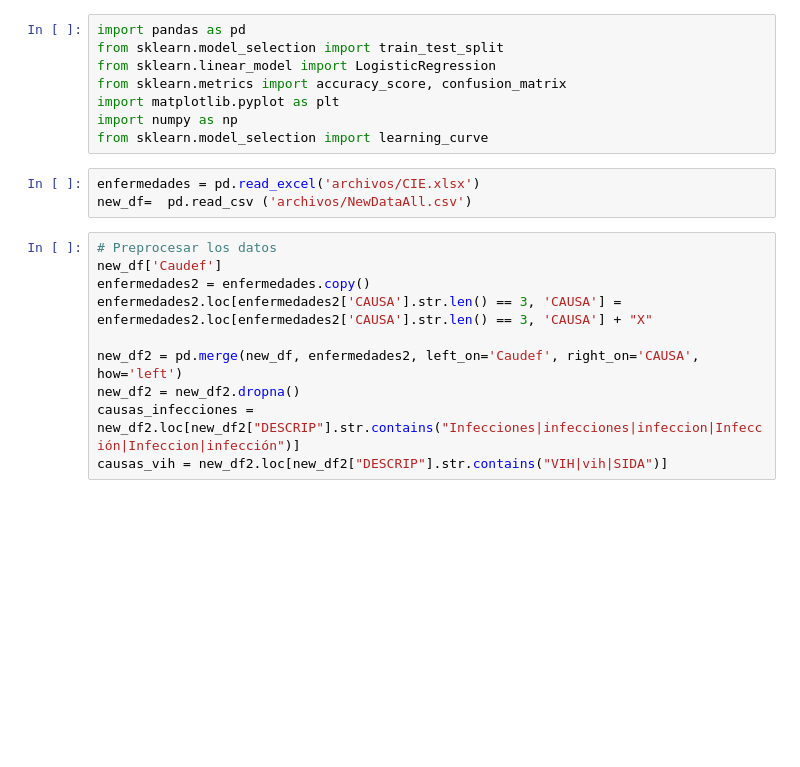
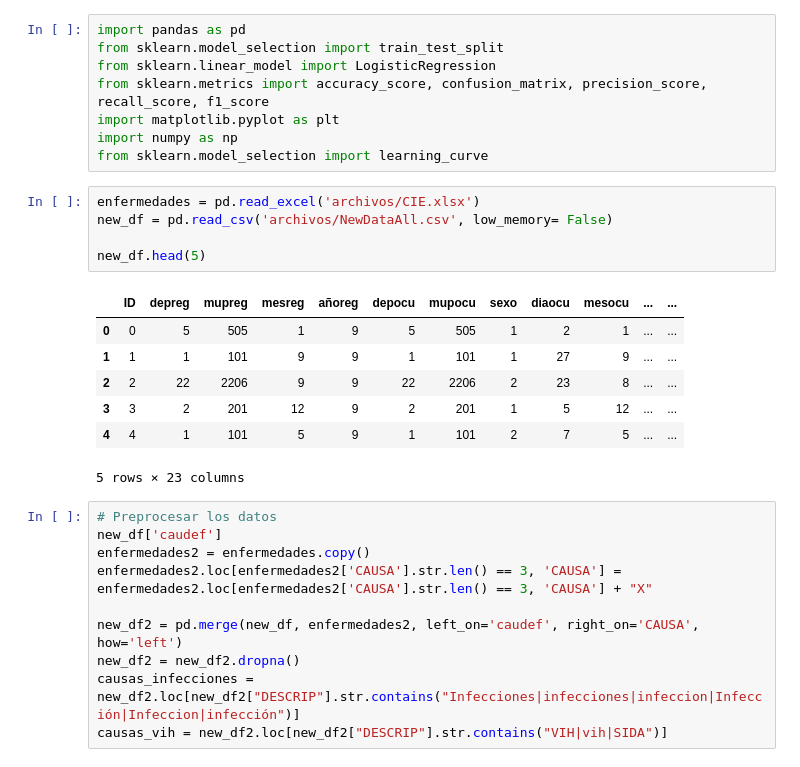
Before and after one commit to cayomol01/Proyecto1MD, a Jupyter notebook: logisticRgression.ipynb, the cells around one changed output. Drawn from its saved outputs; the diff is of its cells as text; blank space fills up the shorter version.

```diff
--- a/logisticRgression.ipynb
+++ b/logisticRgression.ipynb
@@ -2,20 +2,30 @@
 import pandas as pd
 from sklearn.model_selection import train_test_split
 from sklearn.linear_model import LogisticRegression
-from sklearn.metrics import accuracy_score, confusion_matrix
+from sklearn.metrics import accuracy_score, confusion_matrix, precision_score, recall_score, f1_score
 import matplotlib.pyplot as plt
 import numpy as np
 from sklearn.model_selection import learning_curve
 # %%
 enfermedades = pd.read_excel('archivos/CIE.xlsx')
-new_df=  pd.read_csv ('archivos/NewDataAll.csv')
+new_df = pd.read_csv('archivos/NewDataAll.csv', low_memory= False)
+
+new_df.head(5)
+# %% [output]
+|  | ID | depreg | mupreg | mesreg | añoreg | depocu | mupocu | sexo | diaocu | mesocu | ... | ... |
+| 0 | 0 | 5 | 505 | 1 | 9 | 5 | 505 | 1 | 2 | 1 | ... | ... |
+| 1 | 1 | 1 | 101 | 9 | 9 | 1 | 101 | 1 | 27 | 9 | ... | ... |
+| 2 | 2 | 22 | 2206 | 9 | 9 | 22 | 2206 | 2 | 23 | 8 | ... | ... |
+| 3 | 3 | 2 | 201 | 12 | 9 | 2 | 201 | 1 | 5 | 12 | ... | ... |
+| 4 | 4 | 1 | 101 | 5 | 9 | 1 | 101 | 2 | 7 | 5 | ... | ... |
+5 rows × 23 columns
 # %%
 # Preprocesar los datos
-new_df['Caudef']
+new_df['caudef']
 enfermedades2 = enfermedades.copy()
 enfermedades2.loc[enfermedades2['CAUSA'].str.len() == 3, 'CAUSA'] = enfermedades2.loc[enfermedades2['CAUSA'].str.len() == 3, 'CAUSA'] + "X"
 
-new_df2 = pd.merge(new_df, enfermedades2, left_on='Caudef', right_on='CAUSA', how='left')
+new_df2 = pd.merge(new_df, enfermedades2, left_on='caudef', right_on='CAUSA', how='left')
 new_df2 = new_df2.dropna()
 causas_infecciones = new_df2.loc[new_df2["DESCRIP"].str.contains("Infecciones|infecciones|infeccion|Infección|Infeccion|infección")]
 causas_vih = new_df2.loc[new_df2["DESCRIP"].str.contains("VIH|vih|SIDA")]
```
Also changed, not shown: parts of 5 cells of this notebook.
